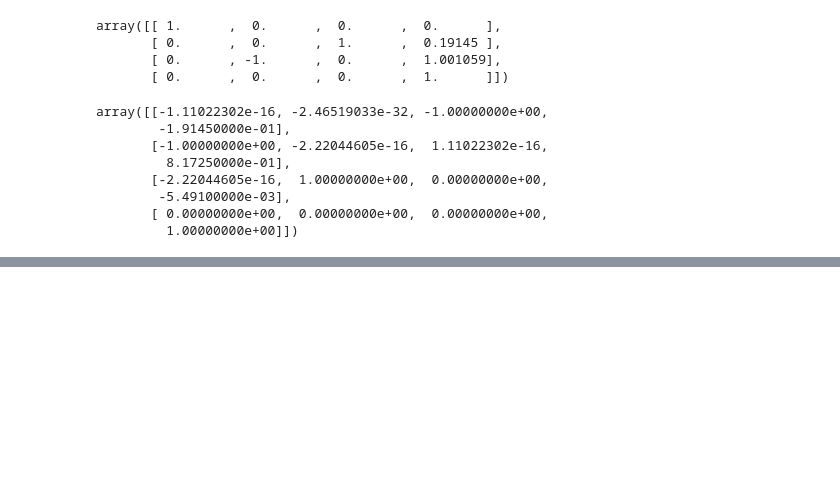
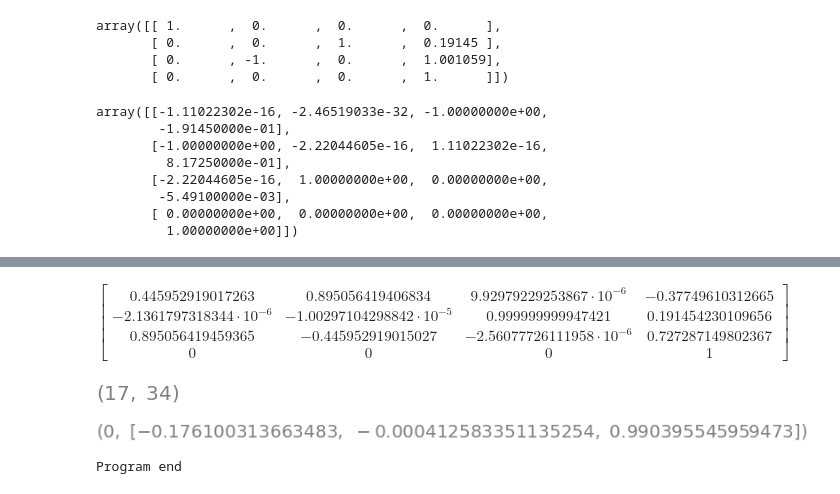
Before and after one commit to dongilc/intelligent_robotics, a Jupyter notebook: Example 7_CoppelliaSim_UR5_FK.ipynb, the cells around one changed output, grey strips where cells are left out. Cells and saved outputs as stored; diff of their text form; code cells hidden in the pictures; blank space fills up the shorter version.

```diff
--- a/Example 7_CoppelliaSim_UR5_FK.ipynb
+++ b/Example 7_CoppelliaSim_UR5_FK.ipynb
@@ -159,0 +234,23 @@ Program end
+# %%
+T06.subs({theta1:-1.1205673217773438e-05,theta2:0.13760828971862793,theta3:-1.2461333274841309,
+          theta4:-3.2901763916015625e-05,theta5:2.86102294921875e-06,theta6:2.384185791015625e-07,
+          l1:89.159/1e3,l2:135.85/1e3,l3:425/1e3,l4:119.7/1e3,
+          l5:392.25/1e3,l6:93/1e3,l7:94.65/1e3,l8:82.3/1e3})
+# %% [output]
+$\displaystyle \left[\begin{matrix}0.445952919017263 & 0.895056419406834 & 9.92979229253867 \cdot 10^{-6} & -0.37749610312665\\-2.1361797318344 \cdot 10^{-6} & -1.00297104298842 \cdot 10^{-5} & 0.999999999947421 & 0.191454230109656\\0.895056419459365 & -0.445952919015027 & -2.56077726111958 \cdot 10^{-6} & 0.727287149802367\\0 & 0 & 0 & 1\end{matrix}\right]$
+# %%
+__, link1 = vrep.simxGetObjectHandle(clientID, "UR5_link1_visible", vrep.simx_opmode_oneshot_wait)
+__, link7 = vrep.simxGetObjectHandle(clientID, "UR5_link7_visible", vrep.simx_opmode_oneshot_wait)
+link1, link7
+# %% [output]
+[figure, added]
+# %%
+vrep.simxGetObjectPosition(clientID, link7, link1, vrep.simx_opmode_blocking)
+# %% [output]
+[figure, added]
+# %%
+##### Close the connection to V-REP
+vrep.simxFinish(clientID)
+print('Program end')
+# %% [output]
+Program end
```
Also changed, not shown: parts of 12 cells of this notebook, 8 other files.
